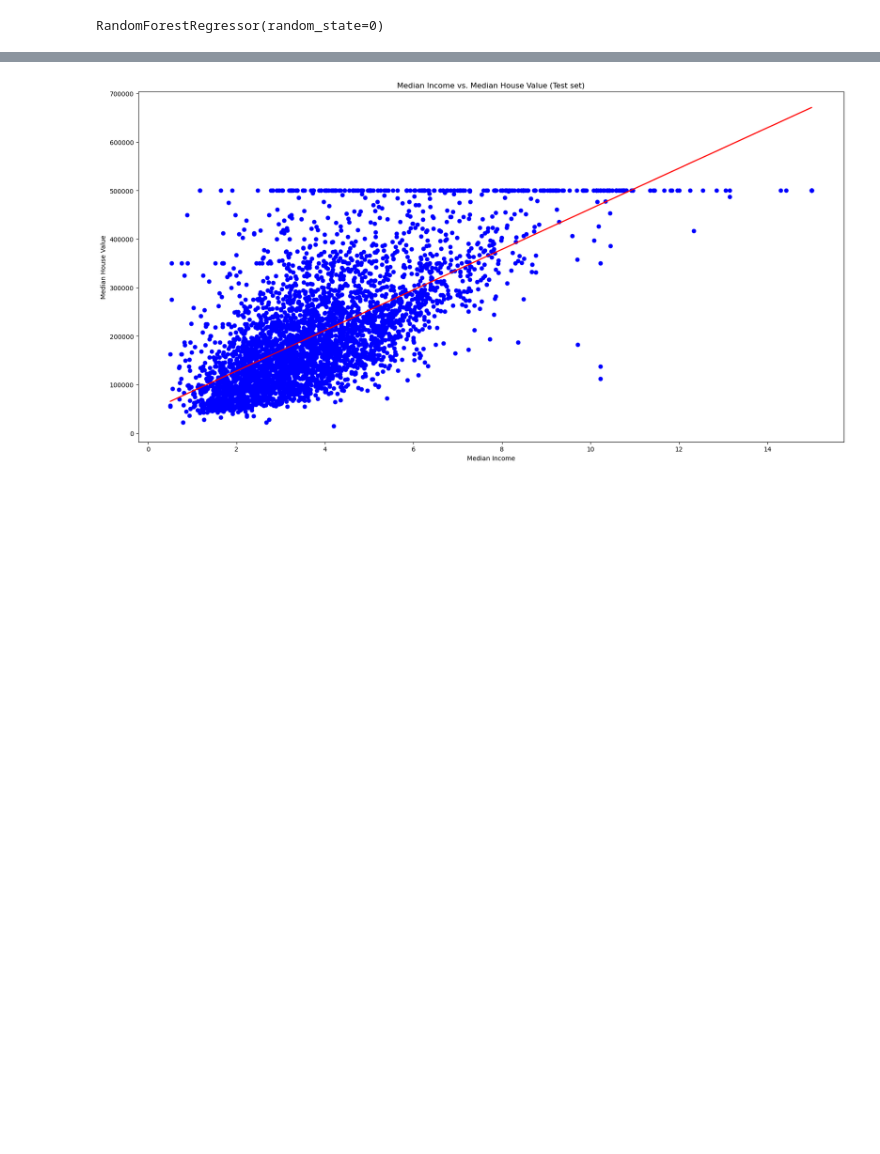
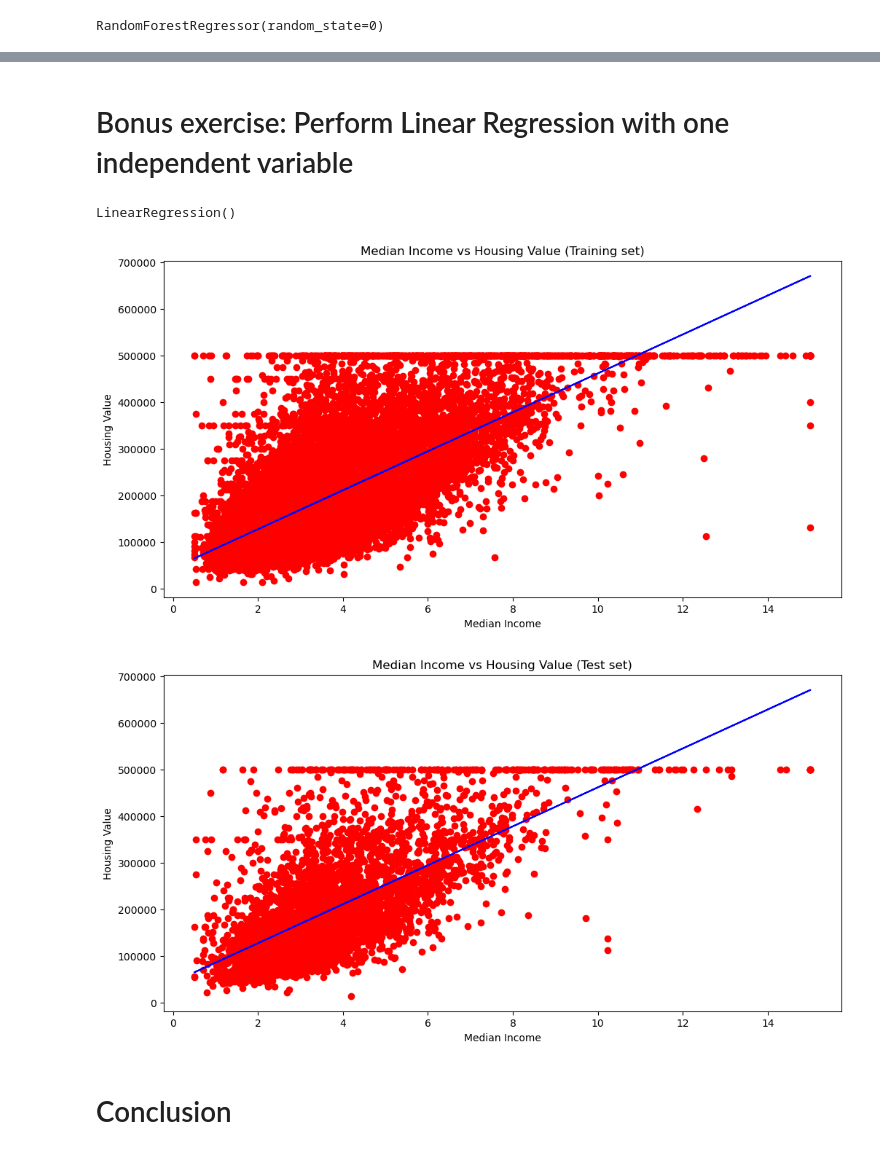
Before and after one commit to djalmarodriguess/Machine_Learning_Curse_SimpliLearn, a Jupyter notebook: Practice Project l.ipynb, the cells around one changed output, grey strips where cells are left out. Drawn from its saved outputs; the diff is of its cells as text; code cells hidden in the pictures; blank space fills up the shorter version.

```diff
--- a/Practice Project l.ipynb
+++ b/Practice Project l.ipynb
@@ -339,13 +333,0 @@ plt.ylabel('Eixo Y');
-# %%
-
-X_train_mi = X_train['median_income'].values.reshape(-1, 1)
-X_test_mi = X_test['median_income'].values.reshape(-1, 1)
-
-
-from sklearn.linear_model import LinearRegression
-
-lr = LinearRegression()
-lr.fit(X_train_mi, y_train)
-
-
-y_pred = lr.predict(X_test_mi)
@@ -363,10 +334,12 @@ plt.show()
-# %%
-plt.figure(figsize = (20,10))
-plt.scatter(X_test_mi, y_test, color='blue')
-plt.plot(X_test_mi, lr.predict(X_test_mi), color='red')
-plt.title('Median Income vs. Median House Value (Test set)')
-plt.xlabel('Median Income')
-plt.ylabel('Median House Value')
-plt.show()
-# %% [output]
-[figure, removed]
+# %% [markdown]
+# Bonus exercise: Perform Linear Regression with one independent variable
+# %%
+# Extracting median_income column from X_train and X_test
+X_train_median_income = X_train['median_income'].values.reshape(-1, 1)
+X_test_median_income = X_test['median_income'].values.reshape(-1, 1)
+# %%
+# Training a Linear Regression model to predict housing values based on median_income
+regressor = LinearRegression()
+regressor.fit(X_train_median_income, y_train)
+# %% [output]
+LinearRegression()
@@ -372,0 +349,24 @@ plt.show()
+# %%
+# Plotting the fitted model for training data as well as for test data to check if the fitted model satisfies the test data
+
+plt.figure(figsize=(12,6))
+plt.scatter(X_train_median_income, y_train, color='red')
+plt.plot(X_train_median_income, regressor.predict(X_train_median_income), color='blue')
+plt.title('Median Income vs Housing Value (Training set)')
+plt.xlabel('Median Income')
+plt.ylabel('Housing Value')
+plt.show()
+
+
+plt.figure(figsize=(12,6))
+plt.scatter(X_test_median_income, y_test, color='red')
+plt.plot(X_train_median_income, regressor.predict(X_train_median_income), color='blue')
+plt.title('Median Income vs Housing Value (Test set)')
+plt.xlabel('Median Income')
+plt.ylabel('Housing Value')
+plt.show()
+# %% [output]
+[figure, added]
+[figure, added]
+# %% [markdown]
+# Conclusion
```
Also changed, not shown: parts of 62 cells of this notebook.
